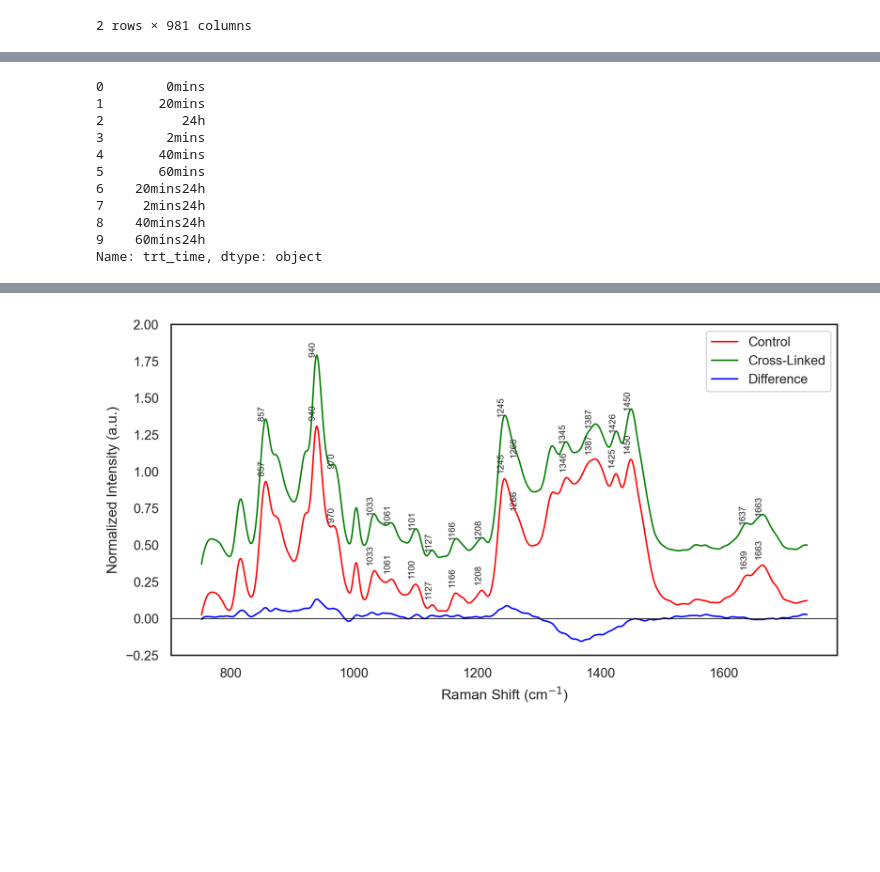
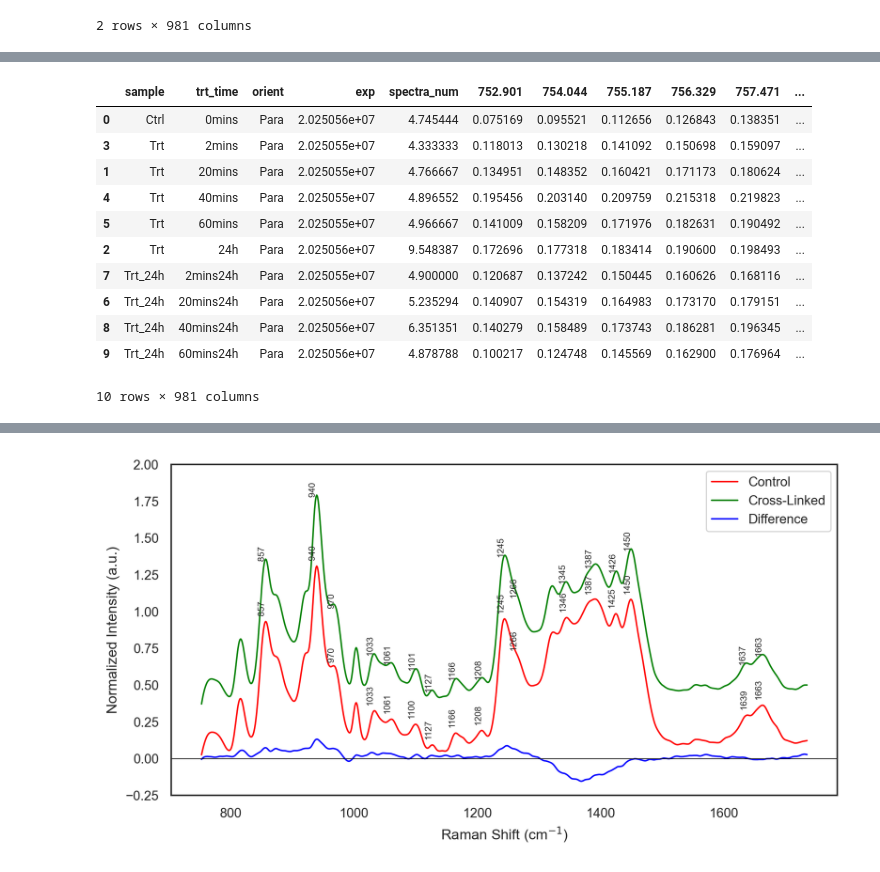
Before and after one commit to bunmiadejimi/Raman_Collagen, a Jupyter notebook: Plot renderings.ipynb, the cells around one changed output, grey strips where cells are left out. Drawn from its saved outputs; the diff is of its cells as text; code cells hidden in the pictures; blank space fills up the shorter version.

```diff
--- a/Plot renderings.ipynb
+++ b/Plot renderings.ipynb
@@ -123,14 +50,19 @@ for b in range(1, len(df_mean1[(df_mean1['orient'] == j)])):
 # %%
-sub.reset_index(drop=True)['trt_time']#[1]
+sub = df_mean1[(df_mean1['orient'] == j)].reset_index(drop=True)
-# %% [output]
-0        0mins
-1       20mins
-2          24h
-3        2mins
-4       40mins
-5       60mins
-6    20mins24h
-7     2mins24h
-8    40mins24h
-9    60mins24h
-Name: trt_time, dtype: object
+# %%
+sub['trt_time'] = pd.Categorical(sub['trt_time'], categories= ['0mins',   '2mins',  '20mins',     '40mins',    '60mins',  '24h',
+'2mins24h',  '20mins24h',  '40mins24h', '60mins24h'])
+sub.sort_values('trt_time')
+# %% [output]
+|  | sample | trt_time | orient | exp | spectra_num | 752.901 | 754.044 | 755.187 | 756.329 | 757.471 | ... |
+| 0 | Ctrl | 0mins | Para | 2.025056e+07 | 4.745444 | 0.075169 | 0.095521 | 0.112656 | 0.126843 | 0.138351 | ... |
+| 3 | Trt | 2mins | Para | 2.025055e+07 | 4.333333 | 0.118013 | 0.130218 | 0.141092 | 0.150698 | 0.159097 | ... |
+| 1 | Trt | 20mins | Para | 2.025055e+07 | 4.766667 | 0.134951 | 0.148352 | 0.160421 | 0.171173 | 0.180624 | ... |
+| 4 | Trt | 40mins | Para | 2.025055e+07 | 4.896552 | 0.195456 | 0.203140 | 0.209759 | 0.215318 | 0.219823 | ... |
+| 5 | Trt | 60mins | Para | 2.025055e+07 | 4.966667 | 0.141009 | 0.158209 | 0.171976 | 0.182631 | 0.190492 | ... |
+| 2 | Trt | 24h | Para | 2.025056e+07 | 9.548387 | 0.172696 | 0.177318 | 0.183414 | 0.190600 | 0.198493 | ... |
+| 7 | Trt_24h | 2mins24h | Para | 2.025055e+07 | 4.900000 | 0.120687 | 0.137242 | 0.150445 | 0.160626 | 0.168116 | ... |
+| 6 | Trt_24h | 20mins24h | Para | 2.025056e+07 | 5.235294 | 0.140907 | 0.154319 | 0.164983 | 0.173170 | 0.179151 | ... |
+| 8 | Trt_24h | 40mins24h | Para | 2.025056e+07 | 6.351351 | 0.140279 | 0.158489 | 0.173743 | 0.186281 | 0.196345 | ... |
+| 9 | Trt_24h | 60mins24h | Para | 2.025056e+07 | 4.878788 | 0.100217 | 0.124748 | 0.145569 | 0.162900 | 0.176964 | ... |
+10 rows × 981 columns
```
Also changed, not shown: parts of 7 cells of this notebook.
